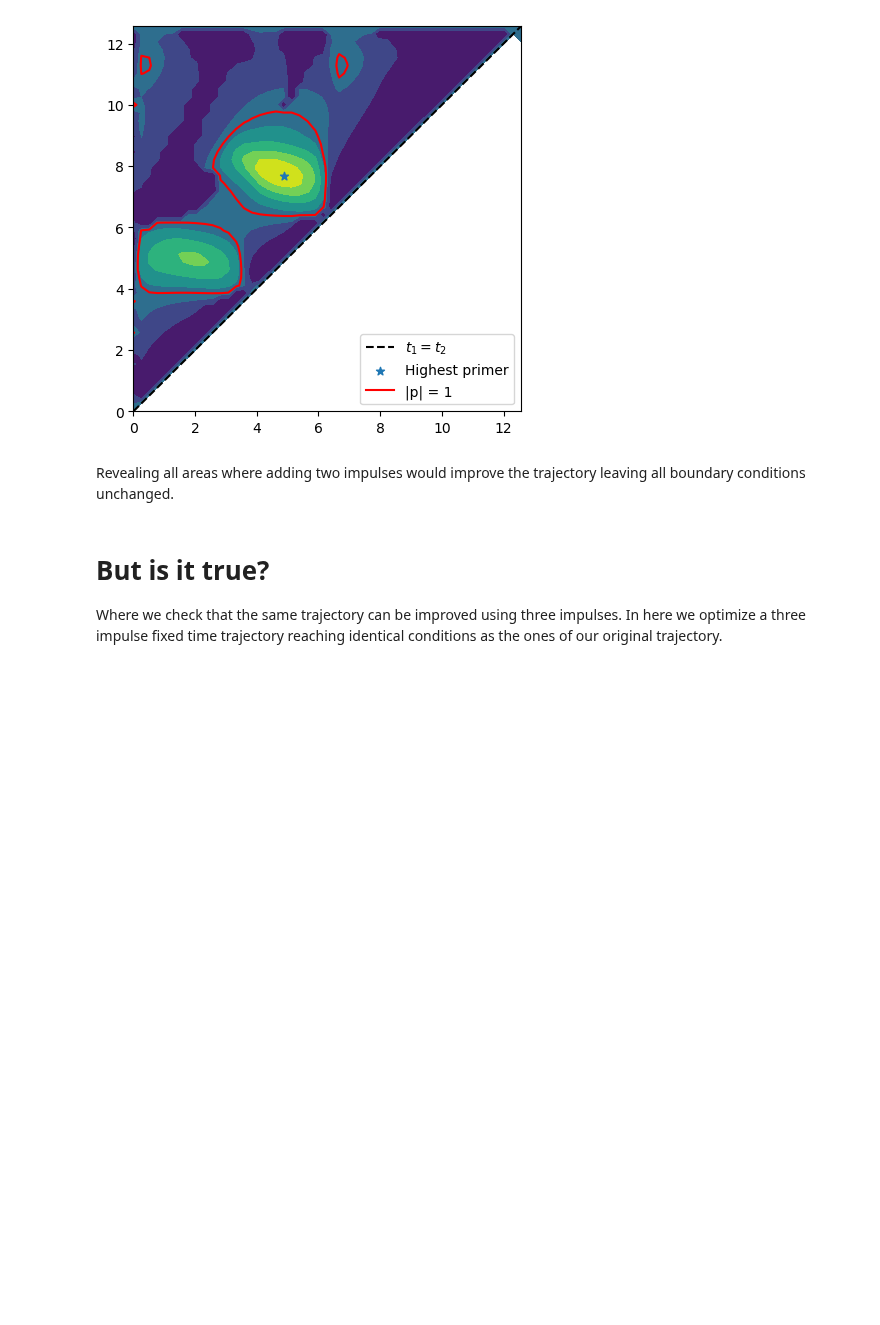
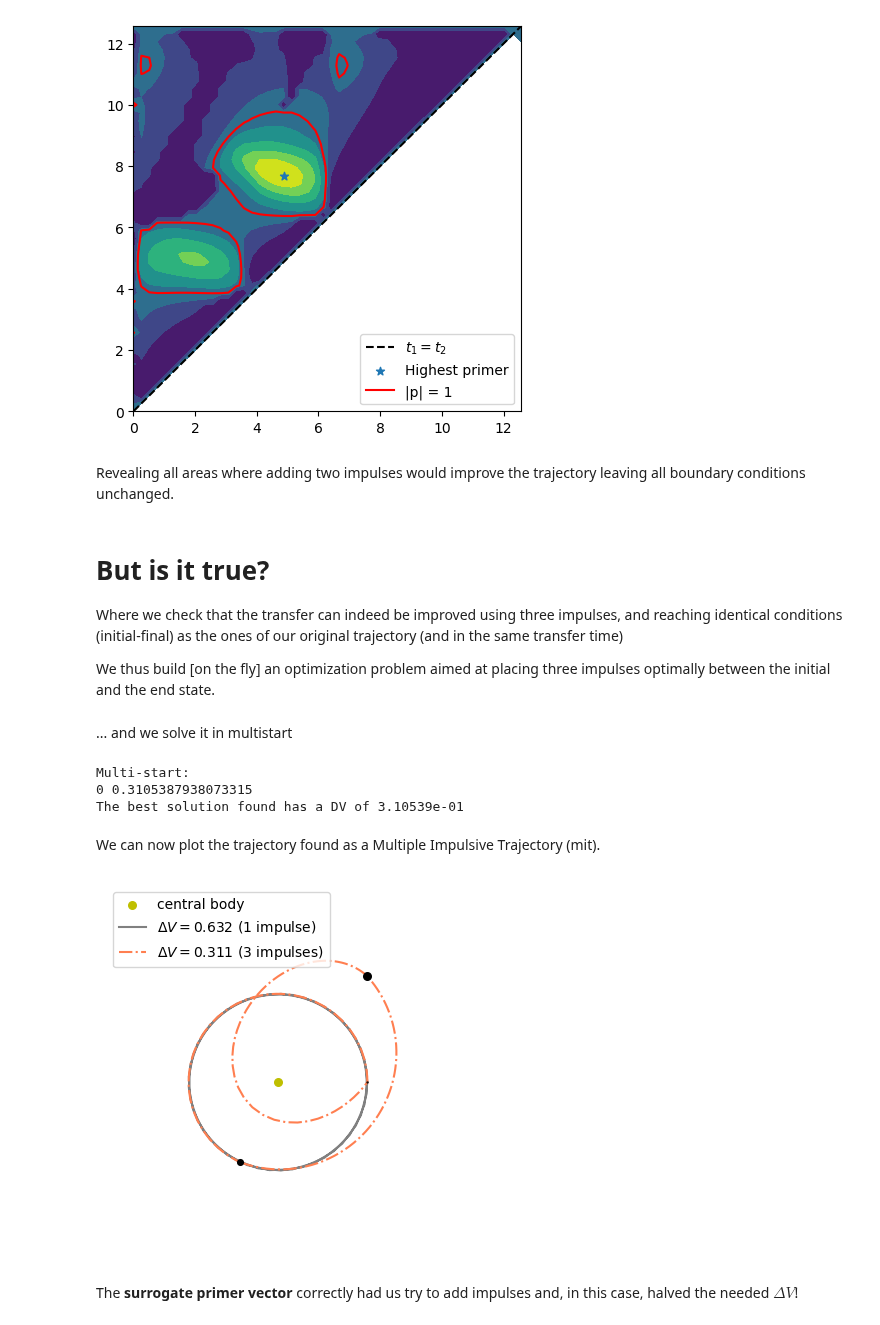
Before and after one commit to esa/kep3, a Jupyter notebook: doc/notebooks/surrogate_primer_vector.ipynb, the cells around one changed output. Saved outputs shown, nothing was run; the diff lists cells and outputs as text; code cells hidden in the pictures; blank space fills up the shorter version.

Commit message:
surrogate notebook finalized

```diff
--- a/doc/notebooks/surrogate_primer_vector.ipynb
+++ b/doc/notebooks/surrogate_primer_vector.ipynb
@@ -230,5 +234,6 @@ plt.legend(loc="lower right")
 Revealing all areas where adding two impulses would improve the trajectory leaving all boundary conditions unchanged.
 # %% [markdown]
 # But is it true?
-Where we check that the same trajectory can be improved using three impulses.
-In here we optimize a three impulse fixed time trajectory reaching identical conditions as the ones of our original trajectory.
+Where we check that the transfer can indeed be improved using three impulses, and reaching identical conditions (initial-final) as the ones of our original trajectory (and in the same transfer time)
+
+We thus build [on the fly] an optimization problem aimed at placing three impulses optimally between the initial and the end state.
@@ -234,0 +285,54 @@ In here we optimize a three impulse fixed time trajectory reaching identical con
+# %% [markdown]
+... and we solve it in multistart
+# %%
+def solve(udp, N=20):
+    # We use CMA-ES
+    uda = pg.cmaes(4500, force_bounds=True, sigma0=0.5, ftol=1e-5)
+    # But if you prefer a self adaptive version of differential evolution thats also OK.
+    #uda = pg.sade(2500, ftol=1e-4, xtol=1e-4)
+    algo = pg.algorithm(uda)
+    print("Multi-start:")
+
+    res = list()
+    for i in range(N):
+        pop = pg.population(udp, 20)
+        pop = algo.evolve(pop)
+        res.append([pop.champion_f, pop.champion_x])
+        print(i, pop.champion_f[0], end= '\r')
+
+    best_x = sorted(res, key =  lambda x: x[0][0])[0][1]
+    best_f = udp.fitness(best_x)[0]
+
+    print(f"\nThe best solution found has a DV of {best_f:.5e}")
+    return best_x, best_f
+
+udp = my_udp([r0,v0])
+best_x, best_f = solve(udp, 1)
+# %% [output]
+Multi-start:
+0 0.3105387938073315
+The best solution found has a DV of 3.10539e-01
+# %% [markdown]
+We can now plot the trajectory found as a Multiple Impulsive Trajectory (mit).
+# %%
+# Create the axis
+ax = pk.plot.make_3Daxis()
+# Adding the central body
+pk.plot.add_sun(ax, label = "central body")
+# Plotting the original trajectory (mono-impulsive)
+ax.plot([it[0][0][0] for it in retval], [it[0][0][1] for it in retval], [it[0][0][2] for it in retval], 'gray', label=f'$\\Delta V = {DVk_norm:.3f}$ (1 impulse)')
+# Plotting the mit
+pk.plot.add_mit(ax, udp.decode(best_x), mu = 1., units = 1., c_segments=['coral'],linestyle="-.")
+
+# Makin the plot prettier
+ax.view_init(90,-90)
+ax.set_axis_off()
+from matplotlib.lines import Line2D
+# access legend objects automatically created from data
+handles, labels = plt.gca().get_legend_handles_labels()
+line = Line2D([0], [0], label=f'$\\Delta V = {best_f:.3f}$ (3 impulses)', color='coral', linestyle="-.")
+plt.legend(handles=handles+[line], loc="upper left");
+# %% [output]
+[figure, added]
+# %% [markdown]
+The **surrogate primer vector** correctly had us try to add impulses and, in this case, halved the needed $\Delta V$!
```
Also changed, not shown: parts of 6 cells of this notebook, 9 other files.
